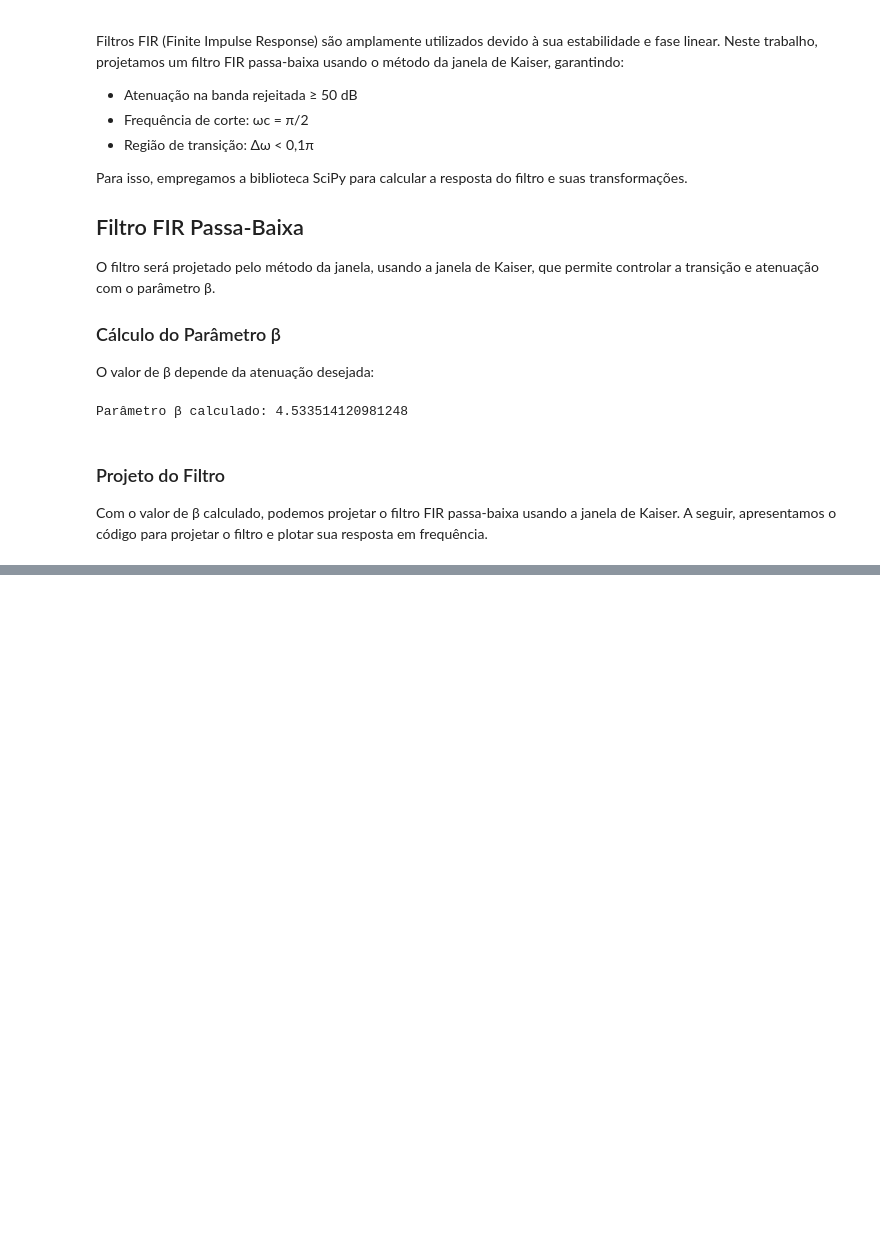
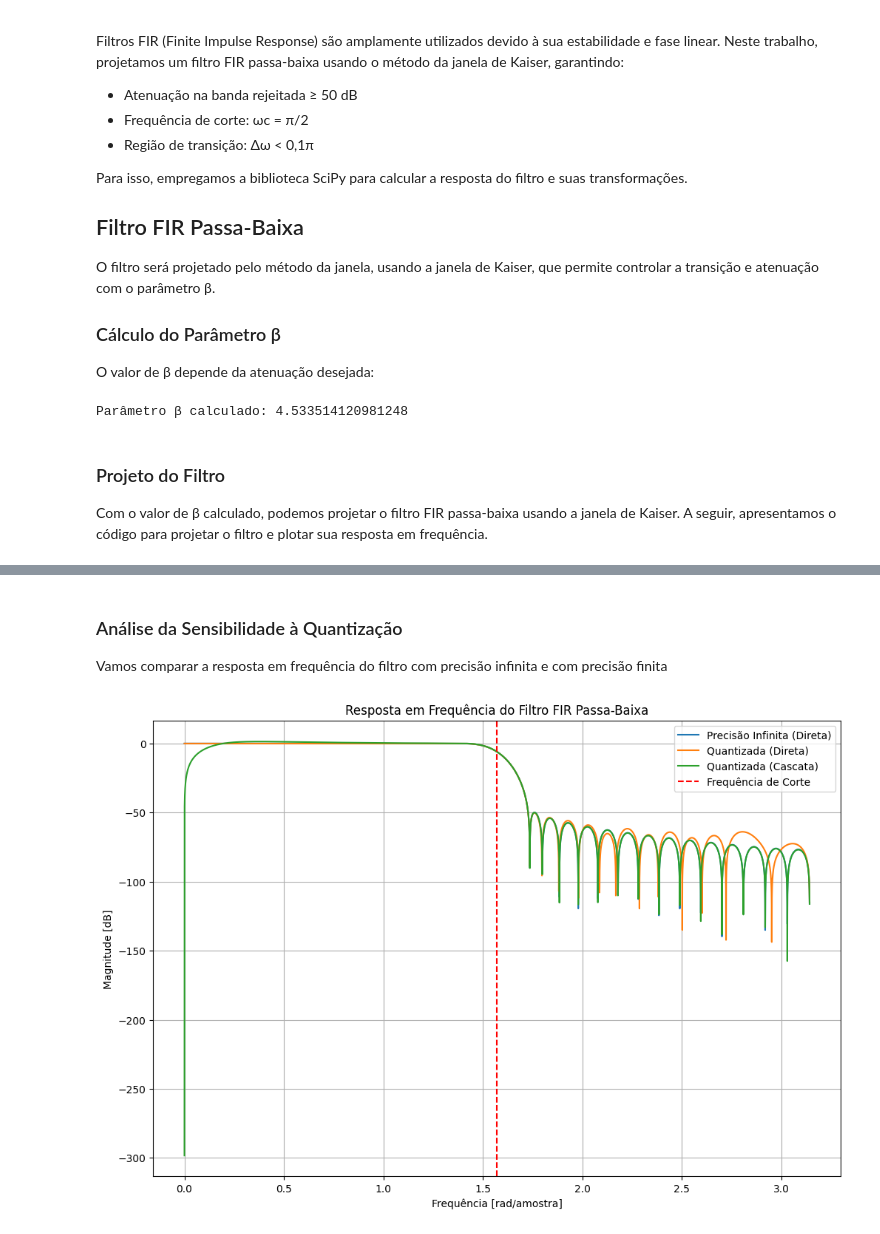
Before and after one commit to JoseRaimundo27/FiltroFIR, a Jupyter notebook: filtro.ipynb, the cells around one changed output, grey strips where cells are left out. Drawn from its saved outputs; the diff is of its cells as text; code cells hidden in the pictures; blank space fills up the shorter version.

```diff
--- a/filtro.ipynb
+++ b/filtro.ipynb
@@ -64,0 +71,21 @@ plt.show()
+# %%
+from scipy.signal import tf2sos
+
+# Forma direta
+print("Coeficientes da forma direta (precisão infinita):")
+print(taps)
+
+# Quantização dos coeficientes (exemplo: 4 casas decimais)
+taps_quantizados = np.round(taps, decimals=4)
+print("\nCoeficientes da forma direta (quantizados):")
+print(taps_quantizados)
+
+# Forma em cascata
+sos = tf2sos(taps, 1)  # Converte para seções de segunda ordem (SOS)
+print("\nCoeficientes da forma em cascata (precisão infinita):")
+print(sos)
+
+# Quantização dos coeficientes da forma em cascata
+sos_quantizados = np.round(sos, decimals=4)
+print("\nCoeficientes da forma em cascata (quantizados):")
+print(sos_quantizados)
@@ -64,0 +110,24 @@ plt.show()
+# %% [markdown]
+### Análise da Sensibilidade à Quantização
+Vamos comparar a resposta em frequência do filtro com precisão infinita e com precisão finita
+# %%
+# Resposta em frequência para a forma direta quantizada
+_, resposta_quantizada = signal.freqz(taps_quantizados, worN=8000)
+
+# Resposta em frequência para a forma em cascata quantizada
+_, resposta_cascata_quantizada = signal.sosfreqz(sos_quantizados, worN=8000)
+
+# Plot das respostas em frequência
+plt.figure(figsize=(12, 8))
+plt.plot(frequencias, 20 * np.log10(np.abs(resposta)), label='Precisão Infinita (Direta)')
+plt.plot(frequencias, 20 * np.log10(np.abs(resposta_quantizada)), label='Quantizada (Direta)')
+plt.plot(frequencias, 20 * np.log10(np.abs(resposta_cascata_quantizada)), label='Quantizada (Cascata)')
+plt.title('Resposta em Frequência do Filtro FIR Passa-Baixa')
+plt.xlabel('Frequência [rad/amostra]')
+plt.ylabel('Magnitude [dB]')
+plt.grid(True)
+plt.axvline(frequencia_corte, color='red', linestyle='--', label='Frequência de Corte')
+plt.legend()
+plt.show()
+# %% [output]
+[figure, added]
```
Also changed, not shown: parts of 6 cells of this notebook, 1 other file.
